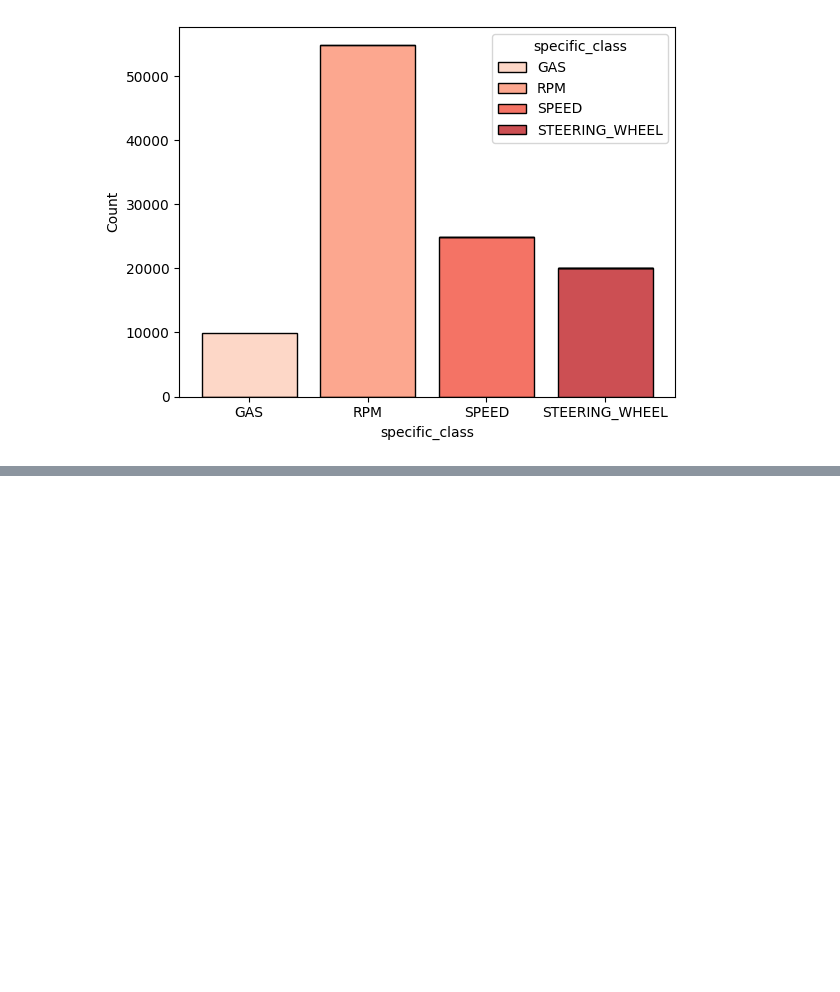
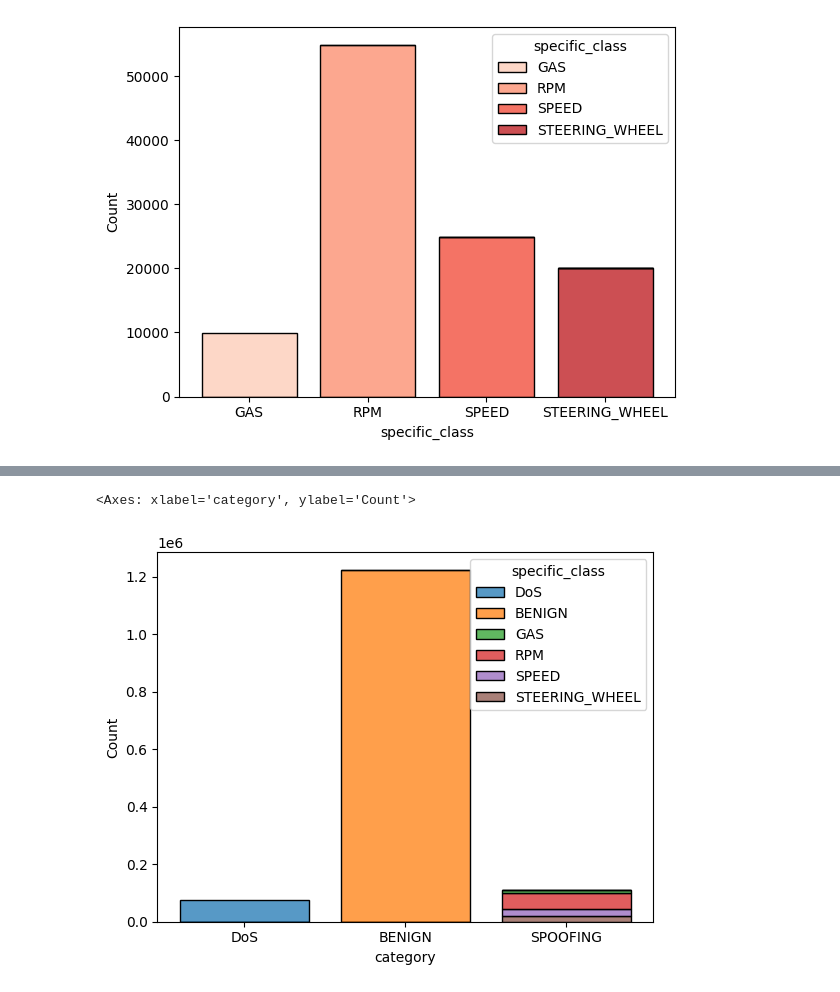
Before and after one commit to sirthirrygolooo/CICIoV2024-Dataset-Analysis-Project, a Jupyter notebook: ProjetIDS.ipynb, the cells around one changed output, grey strips where cells are left out. Cells and saved outputs as stored; diff of their text form; code cells hidden in the pictures; blank space fills up the shorter version.

```diff
--- a/ProjetIDS.ipynb
+++ b/ProjetIDS.ipynb
@@ -1644,0 +1403,10 @@ plot_confusion_matrix(extra_tree_model, X_test, y_test, "EtraTrees")
+# %%
+sns.histplot(
+    data=df, x='category',
+    hue='specific_class',
+    multiple="stack",
+    shrink=0.8
+)
+# %% [output]
+<Axes: xlabel='category', ylabel='Count'>
+[figure, added]
```
Also changed, not shown: parts of 57 cells of this notebook.
